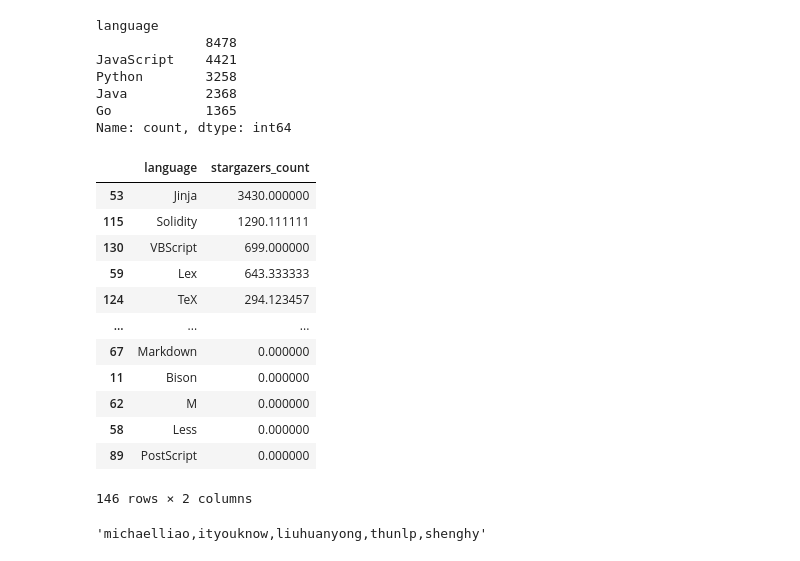
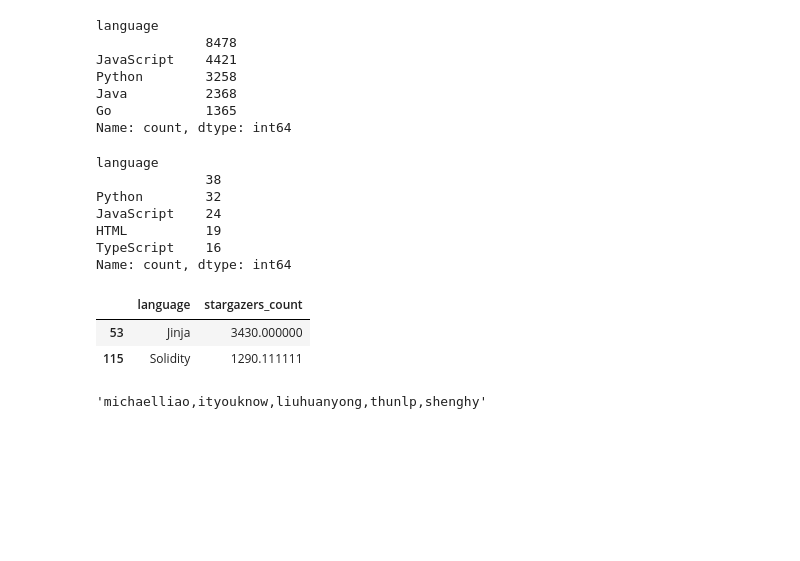
Before and after one commit to tuxdna/tds-project1, a Jupyter notebook: notebook.ipynb, the cells around one changed output. Drawn from its saved outputs; the diff is of its cells as text; code cells hidden in the pictures; blank space fills up the shorter version.

Commit message:
All solutions added to repo

```diff
--- a/notebook.ipynb
+++ b/notebook.ipynb
@@ -311,10 +311,10 @@ df_all_repos["login"] = df_all_repos["owner"].map(lambda x: x["login"])
 df_all_repos = df_all_repos[["login", "full_name", "created_at", "pushed_at",
                              "stargazers_count", "watchers_count", "language", "has_projects", "has_wiki", "license_name"]]
 
-df_all_repos.loc[df_all_repos["has_projects"] == True, "has_projects"] = 'true'
-df_all_repos.loc[df_all_repos["has_projects"] == False, "has_projects"] = 'false'
-df_all_repos.loc[df_all_repos["has_wiki"] == True, "has_wiki"] = 'True'
-df_all_repos.loc[df_all_repos["has_wiki"] == False, "has_wiki"] = 'false'
+#df_all_repos.loc[df_all_repos["has_projects"] == True, "has_projects"] = 'true'
+#df_all_repos.loc[df_all_repos["has_projects"] == False, "has_projects"] = 'false'
+#df_all_repos.loc[df_all_repos["has_wiki"] == True, "has_wiki"] = 'true'
+#df_all_repos.loc[df_all_repos["has_wiki"] == False, "has_wiki"] = 'false'
 
 df_all_repos = df_all_repos.fillna('')
 df_all_repos.head()
@@ -433,20 +435,26 @@ Python        3258
 Java          2368
 Go            1365
 Name: count, dtype: int64
+# %%
+# 6. Which programming language is the second most popular among users who joined after 2020?
+
+selected_users = df_user_profiles[pd.to_datetime(df_user_profiles.created_at).dt.year >= 2020].login
+
+df_all_repos[df_all_repos.login.isin(selected_users)].value_counts("language", ascending=False).head()
+# %% [output]
+language
+              38
+Python        32
+JavaScript    24
+HTML          19
+TypeScript    16
+Name: count, dtype: int64
 # %%
-df_all_repos.groupby("language")["stargazers_count"].mean().reset_index().sort_values("stargazers_count", ascending=False)
+# 7. Which language has the highest average number of stars per repository?
+
+df_all_repos.groupby("language")["stargazers_count"].mean().reset_index().sort_values("stargazers_count", ascending=False).head(2)
 # %% [output]
 |  | language | stargazers_count |
 | 53 | Jinja | 3430.000000 |
 | 115 | Solidity | 1290.111111 |
-| 130 | VBScript | 699.000000 |
-| 59 | Lex | 643.333333 |
-| 124 | TeX | 294.123457 |
-| ... | ... | ... |
-| 67 | Markdown | 0.000000 |
-| 11 | Bison | 0.000000 |
-| 62 | M | 0.000000 |
-| 58 | Less | 0.000000 |
-| 89 | PostScript | 0.000000 |
-146 rows × 2 columns
 # %%
```
Also changed, not shown: parts of 30 cells of this notebook, 3 other files.
